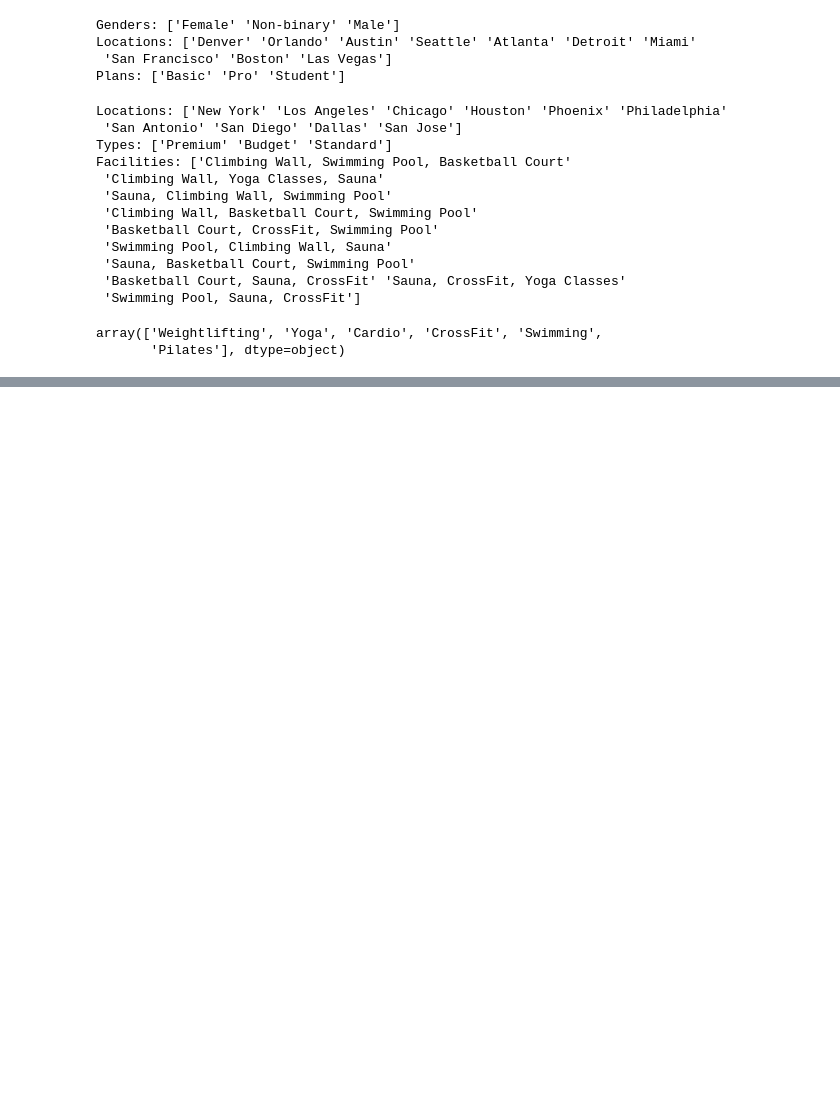
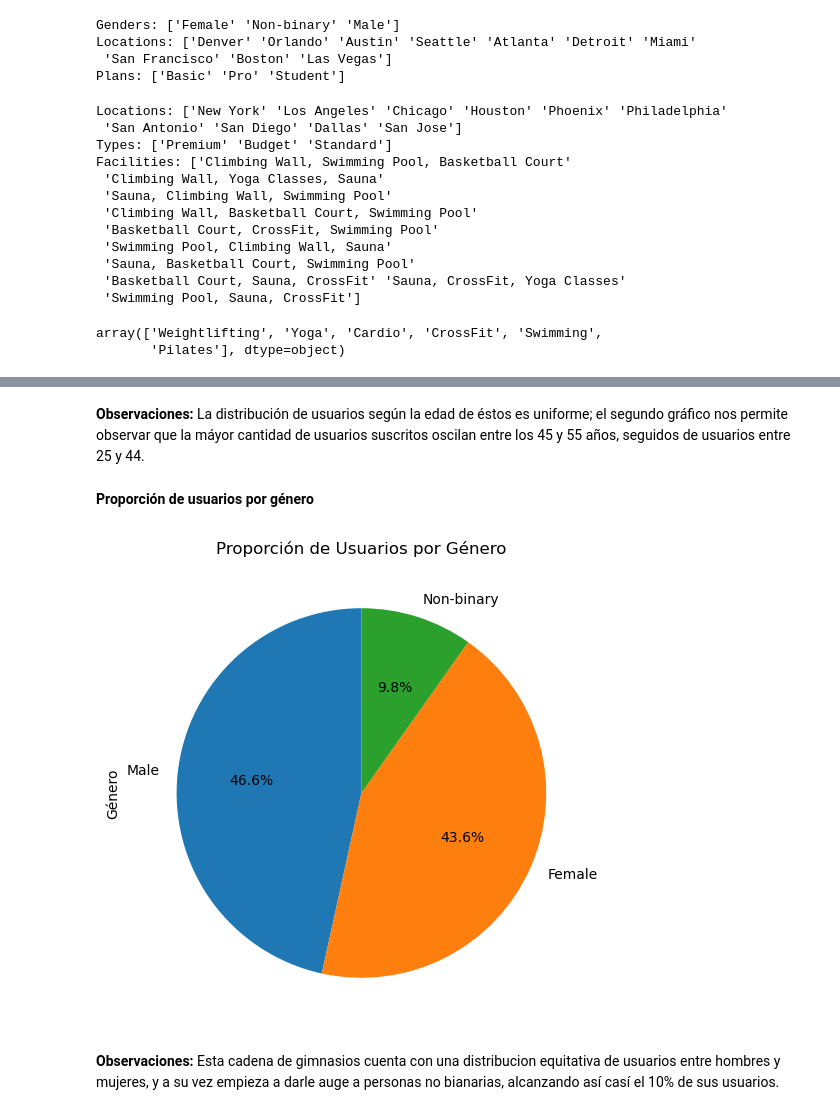
Before and after one commit to pahoalapizco/eda-persona-projects, a Jupyter notebook: notebooks/3.0-eda_personal_projects-gym_activity_analysis.ipynb, the cells around one changed output, grey strips where cells are left out. Cells and saved outputs as stored; diff of their text form; code cells hidden in the pictures; blank space fills up the shorter version.

```diff
--- a/notebooks/3.0-eda_personal_projects-gym_activity_analysis.ipynb
+++ b/notebooks/3.0-eda_personal_projects-gym_activity_analysis.ipynb
@@ -259,0 +320,23 @@ dtype: object
+# %% [markdown]
+**Observaciones:** La distribución de usuarios según la edad de éstos es uniforme; el segundo gráfico nos permite observar que la máyor cantidad de usuarios suscritos oscilan entre los 45 y 55 años, seguidos de usuarios entre 25 y 44.
+# %% [markdown]
+**Proporción de usuarios por género**
+# %%
+gender_counts = users_plans_df["gender"].value_counts()
+
+fig, ax = plt.subplots(figsize=(8,6))
+
+gender_counts.plot(
+  kind="pie",
+  title="Proporción de Usuarios por Género",
+  autopct="%1.1f%%",
+  startangle=90,
+  ylabel="Género",
+  ax=ax
+)
+
+plt.show()
+# %% [output]
+[figure, added]
+# %% [markdown]
+**Observaciones:** Esta cadena de gimnasios cuenta con una distribucion equitativa de usuarios entre hombres y mujeres, y a su vez empieza a darle auge a personas no bianarias, alcanzando así casí el 10% de sus usuarios.
```
Also changed, not shown: parts of 12 cells of this notebook.
